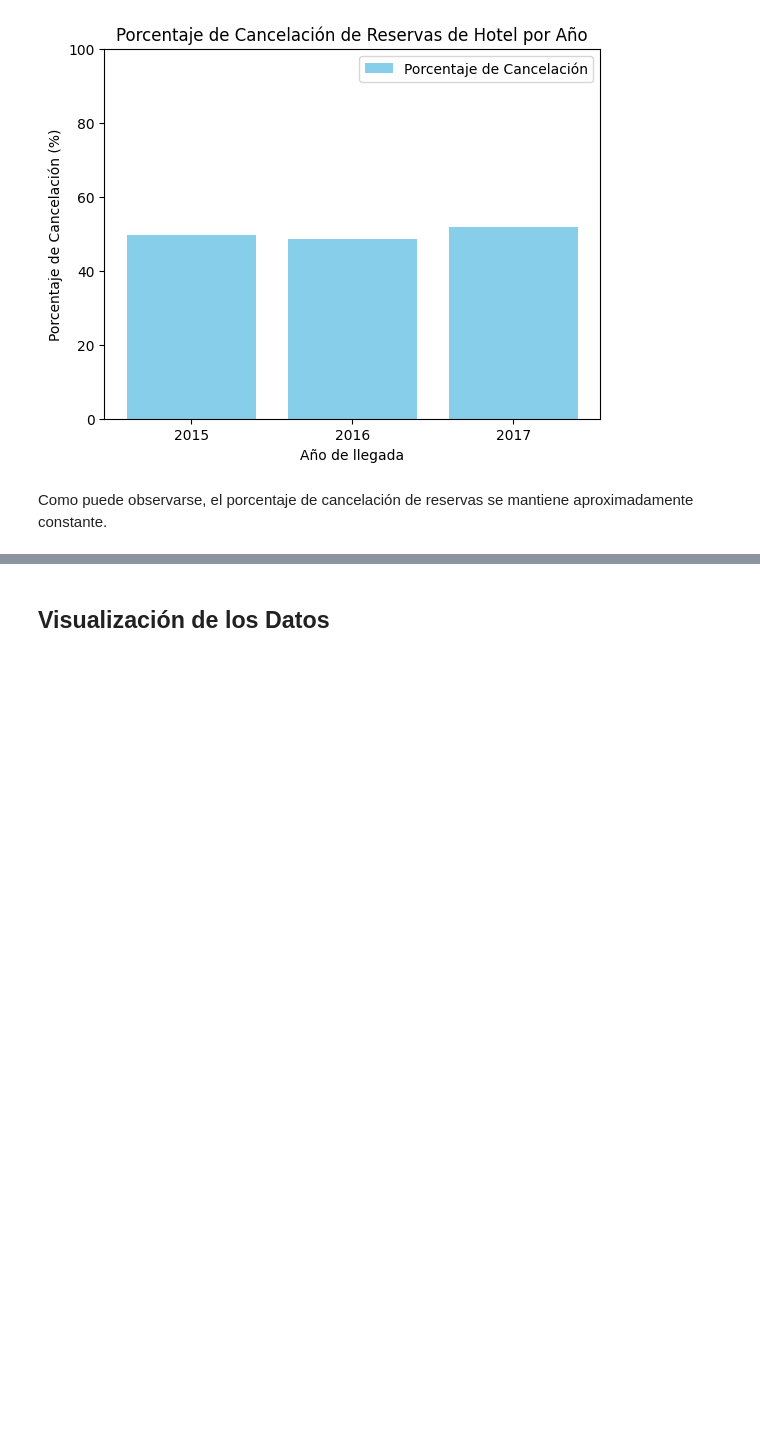
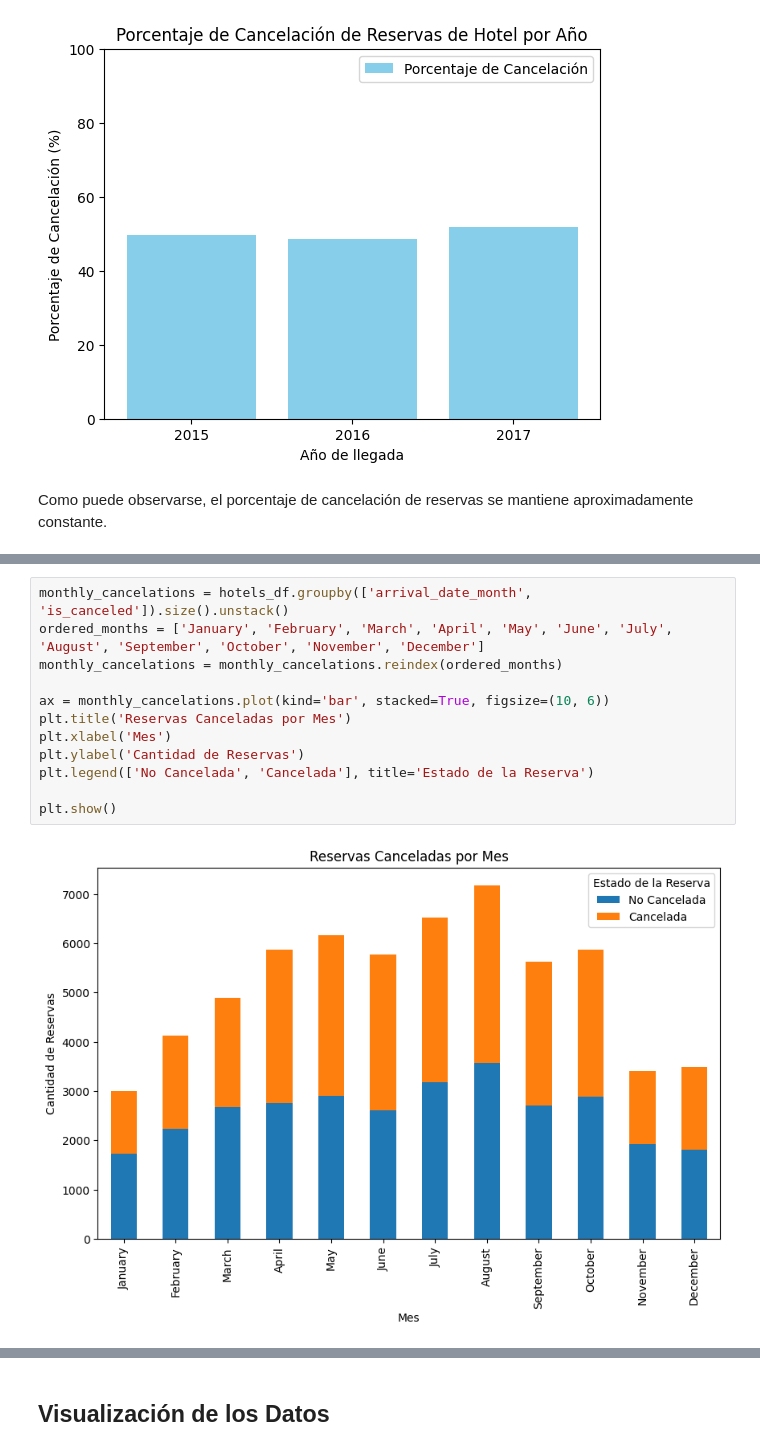
Before and after one commit to InspectorDave/OrgaDeDatos-TPs, a Jupyter notebook: 7506R_TP1_GRUPO11_CHP1_ENTREGA.ipynb, the cells around one changed output, grey strips where cells are left out. Drawn from its saved outputs; the diff is of its cells as text; blank space fills up the shorter version.

Commit message:
arrival_date_month

```diff
--- a/7506R_TP1_GRUPO11_CHP1_ENTREGA.ipynb
+++ b/7506R_TP1_GRUPO11_CHP1_ENTREGA.ipynb
@@ -354,0 +372,14 @@ Como puede observarse, el porcentaje de cancelación de reservas se mantiene apr
+# %%
+monthly_cancelations = hotels_df.groupby(['arrival_date_month', 'is_canceled']).size().unstack()
+ordered_months = ['January', 'February', 'March', 'April', 'May', 'June', 'July', 'August', 'September', 'October', 'November', 'December']
+monthly_cancelations = monthly_cancelations.reindex(ordered_months)
+
+ax = monthly_cancelations.plot(kind='bar', stacked=True, figsize=(10, 6))
+plt.title('Reservas Canceladas por Mes')
+plt.xlabel('Mes')
+plt.ylabel('Cantidad de Reservas')
+plt.legend(['No Cancelada', 'Cancelada'], title='Estado de la Reserva')
+
+plt.show()
+# %% [output]
+[figure, added]
```
Also changed, not shown: parts of 7 cells of this notebook.
